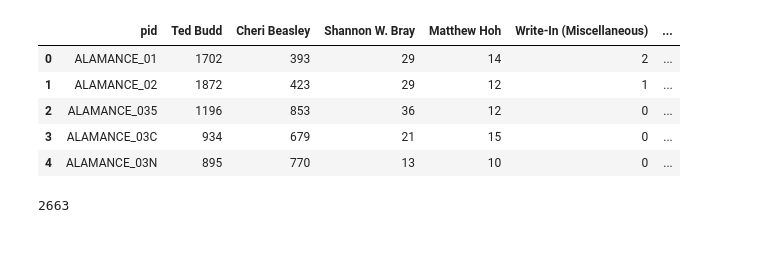
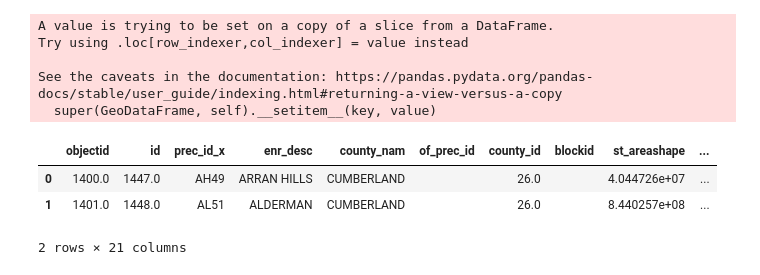
Before and after one commit to qscgy/visualizations, a Jupyter notebook: senate.ipynb, the cells around one changed output. Cells and saved outputs as stored; diff of their text form; code cells hidden in the pictures; blank space fills up the shorter version.

```diff
--- a/senate.ipynb
+++ b/senate.ipynb
@@ -40,17 +27,34 @@ results
 # %%
 # results.to_csv('nc-election/precinct_results_senate.csv')
 results = pd.read_csv('nc-election/precinct_results_senate.csv')
-results.head()
+results = results.set_index(results.columns[0])
+# results['prec_id'] = results['pid'].map(lambda r: r.split('_')[1])
+# results['d_margin'] = (results['Cheri Beasley']-results['Ted Budd'])/(results['Cheri Beasley']+results['Ted Budd'])*100
-# %% [output]
-|  | pid | Ted Budd | Cheri Beasley | Shannon W. Bray | Matthew Hoh | Write-In (Miscellaneous) | ... |
-| 0 | ALAMANCE_01 | 1702 | 393 | 29 | 14 | 2 | ... |
-| 1 | ALAMANCE_02 | 1872 | 423 | 29 | 12 | 1 | ... |
-| 2 | ALAMANCE_035 | 1196 | 853 | 36 | 12 | 0 | ... |
-| 3 | ALAMANCE_03C | 934 | 679 | 21 | 15 | 0 | ... |
-| 4 | ALAMANCE_03N | 895 | 770 | 13 | 10 | 0 | ... |
+# %%
+# counties = [i for i in range(1,101)]
+# counties = [68, 19, 32]
+cid_table = pd.DataFrame(data=[str(i) for i in county_ids.values()],
+                         index=[int(i) for i in county_ids.keys()])
+
+county_names = ['CUMBERLAND', 'HOKE', 'HARNETT']
+counties = cid_table.loc[cid_table[0].isin(county_names)]
 # %%
 with open('nc-election/Voting_Precincts.geojson','r') as f:
-    shapes = json.load(f)
-len(shapes['features'])
+    shapes_all = gpd.read_file(f)
-# %% [output]
-2663
+# %%
+shapes = shapes_all.loc[shapes_all.loc[:,'county_id'].isin(counties.index)]
+shapes['pid'] = shapes.loc[:,'county_nam'].astype(str) + '_' + shapes.loc[:,'prec_id']
+# %% [output]
+A value is trying to be set on a copy of a slice from a DataFrame.
+Try using .loc[row_indexer,col_indexer] = value instead
+
+See the caveats in the documentation: https://pandas.pydata.org/pandas-docs/stable/user_guide/indexing.html#returning-a-view-versus-a-copy
+  super(GeoDataFrame, self).__setitem__(key, value)
+# %%
+orange = shapes.merge(results.loc[(results.County.isin(county_names))], how='right', on='pid')
+orange.head(2)
+# %% [output]
+|  | objectid | id | prec_id_x | enr_desc | county_nam | of_prec_id | county_id | blockid | st_areashape | ... |
+| 0 | 1400.0 | 1447.0 | AH49 | ARRAN HILLS | CUMBERLAND |  | 26.0 |  | 4.044726e+07 | ... |
+| 1 | 1401.0 | 1448.0 | AL51 | ALDERMAN | CUMBERLAND |  | 26.0 |  | 8.440257e+08 | ... |
+2 rows × 21 columns
```
Also changed, not shown: parts of 4 cells of this notebook, 2 other files.
